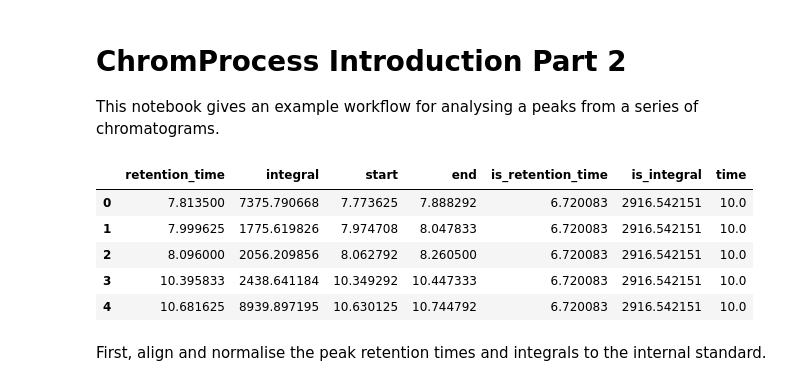
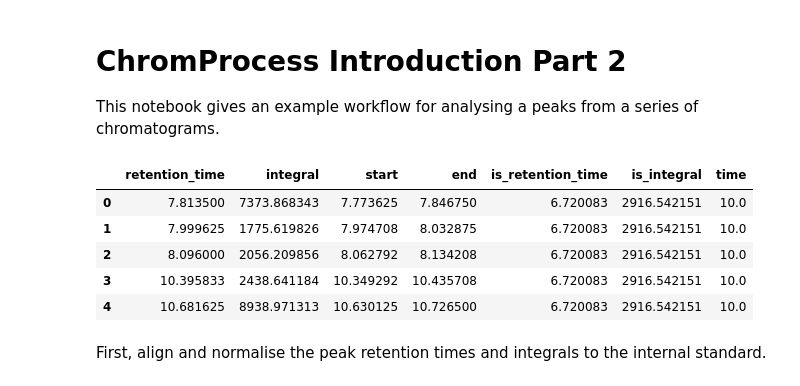
Before and after one commit to Will-Robin/ChromProcess, a Jupyter notebook: Tutorials/ChromProcess_Introduction_2.ipynb, the cells around one changed output. Drawn from its saved outputs; the diff is of its cells as text; code cells hidden in the pictures.

```diff
--- a/Tutorials/ChromProcess_Introduction_2.ipynb
+++ b/Tutorials/ChromProcess_Introduction_2.ipynb
@@ -12,15 +12,15 @@ import matplotlib.pyplot as plt
 import warnings
 warnings.simplefilter(action='ignore', category=FutureWarning) # Prevents Pandas future warning
 # %%
-peak_series = pd.read_csv("example_data\Example\ExperimentalData\ExamplePeakCollections\series_peak_table.csv")
+peak_series = pd.read_csv("example_data/Example/ExperimentalData/ExamplePeakCollections/series_peak_table.csv")
 peak_series.head()
 # %% [output]
 |  | retention_time | integral | start | end | is_retention_time | is_integral | time |
-| 0 | 7.813500 | 7375.790668 | 7.773625 | 7.888292 | 6.720083 | 2916.542151 | 10.0 |
-| 1 | 7.999625 | 1775.619826 | 7.974708 | 8.047833 | 6.720083 | 2916.542151 | 10.0 |
-| 2 | 8.096000 | 2056.209856 | 8.062792 | 8.260500 | 6.720083 | 2916.542151 | 10.0 |
-| 3 | 10.395833 | 2438.641184 | 10.349292 | 10.447333 | 6.720083 | 2916.542151 | 10.0 |
-| 4 | 10.681625 | 8939.897195 | 10.630125 | 10.744792 | 6.720083 | 2916.542151 | 10.0 |
+| 0 | 7.813500 | 7373.868343 | 7.773625 | 7.846750 | 6.720083 | 2916.542151 | 10.0 |
+| 1 | 7.999625 | 1775.619826 | 7.974708 | 8.032875 | 6.720083 | 2916.542151 | 10.0 |
+| 2 | 8.096000 | 2056.209856 | 8.062792 | 8.134208 | 6.720083 | 2916.542151 | 10.0 |
+| 3 | 10.395833 | 2438.641184 | 10.349292 | 10.435708 | 6.720083 | 2916.542151 | 10.0 |
+| 4 | 10.681625 | 8938.971313 | 10.630125 | 10.726500 | 6.720083 | 2916.542151 | 10.0 |
 # %% [markdown]
 First, align and normalise the peak retention times and integrals to the internal standard.
 # %%
```
Also changed, not shown: parts of 1 cell of this notebook, 9 other files.
